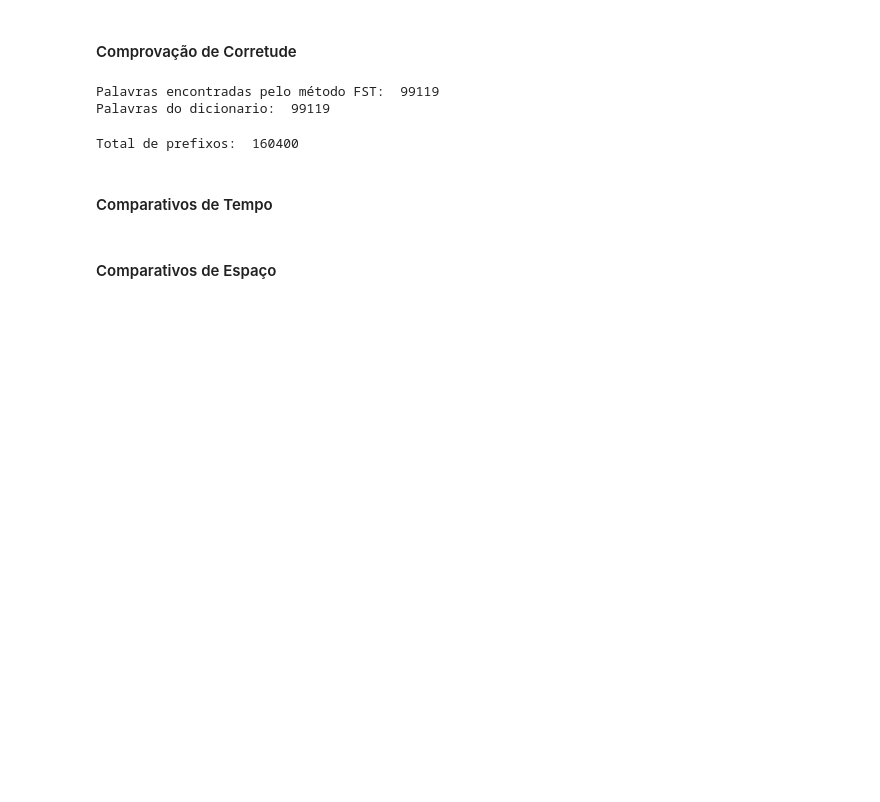
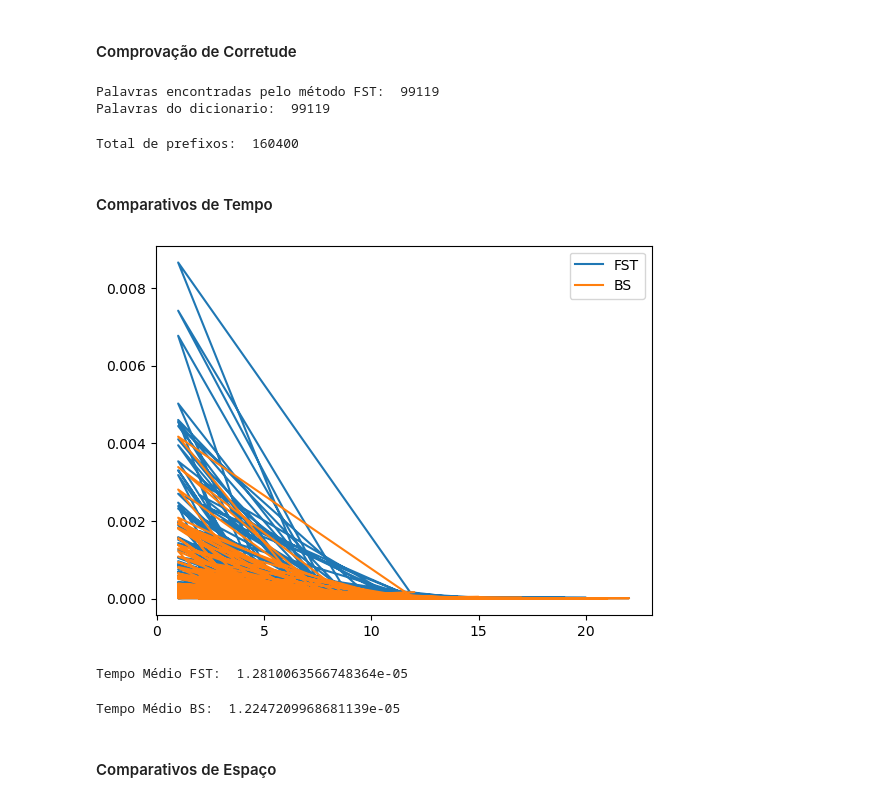
Before and after one commit to alex81632/ProjetoFinalCMC, a Jupyter notebook: main.ipynb, the cells around one changed output. Drawn from its saved outputs; the diff is of its cells as text; code cells hidden in the pictures; blank space fills up the shorter version.

```diff
--- a/main.ipynb
+++ b/main.ipynb
@@ -101,28 +101,34 @@ for p in prefixos:
 # %% [markdown]
 #### Comparativos de Tempo
 # %%
-# import timeit
+import timeit
 
-# temps_fst = []
-# temps_bs = []
-# lens = []
-# for p in prefixos:
-#     temp1 = timeit.timeit("matches_fst(p)", number=1, globals=globals())
-#     temp2 = timeit.timeit("matches_bs(p)", number=1, globals=globals())
-#     temps_fst.append(temp1)
-#     temps_bs.append(temp2)
-#     lens.append(len(p))
+temps_fst = []
+temps_bs = []
+lens = []
+for p in prefixos:
+    temp1 = timeit.timeit("matches_fst(p)", number=1, globals=globals())
+    temp2 = timeit.timeit("matches_bs(p)", number=1, globals=globals())
+    temps_fst.append(temp1)
+    temps_bs.append(temp2)
+    lens.append(len(p))
 # %%
-# import matplotlib.pyplot as plt
+import matplotlib.pyplot as plt
 
-# plt.plot(lens, temps_fst, label="FST")
-# plt.plot(lens, temps_bs, label="BS")
-# plt.legend()
-# plt.show()
+plt.plot(lens, temps_fst, label="FST")
+plt.plot(lens, temps_bs, label="BS")
+plt.legend()
+plt.show()
+# %% [output]
+[figure, added]
 # %%
-# print("Tempo Médio FST: ", sum(temps_fst)/len(temps_fst))
+print("Tempo Médio FST: ", sum(temps_fst)/len(temps_fst))
+# %% [output]
+Tempo Médio FST:  1.2810063566748364e-05
 # %%
-# print("Tempo Médio BS: ", sum(temps_bs)/len(temps_bs))
+print("Tempo Médio BS: ", sum(temps_bs)/len(temps_bs))
+# %% [output]
+Tempo Médio BS:  1.2247209968681139e-05
 # %% [markdown]
 #### Comparativos de Espaço
 # %%
```
Also changed, not shown: parts of 7 cells of this notebook, 1 other file.
